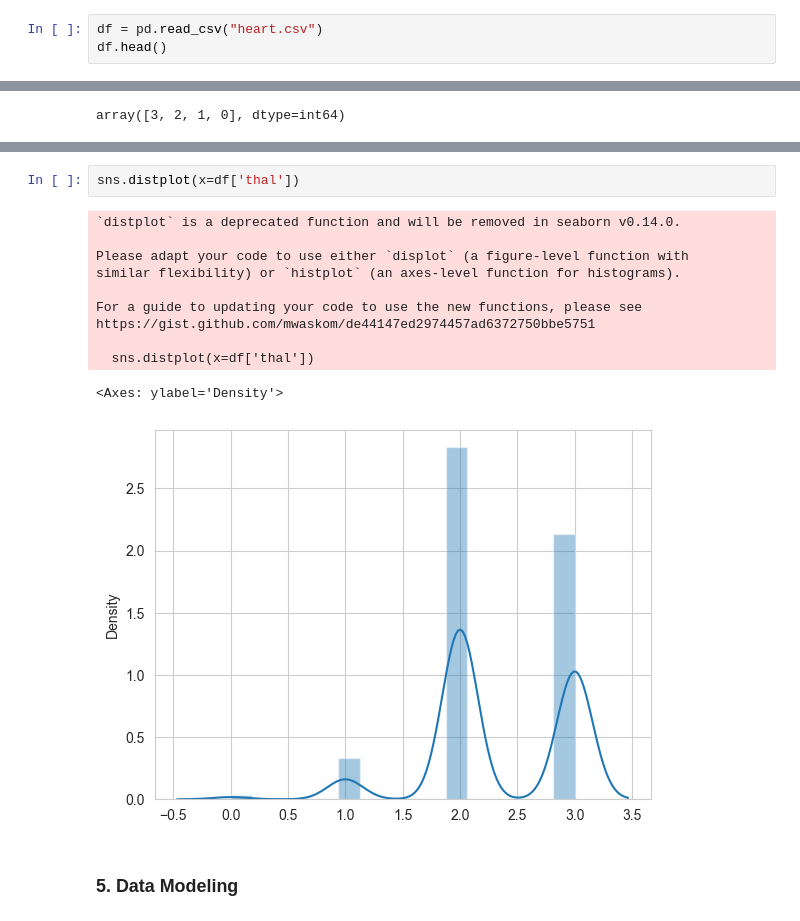
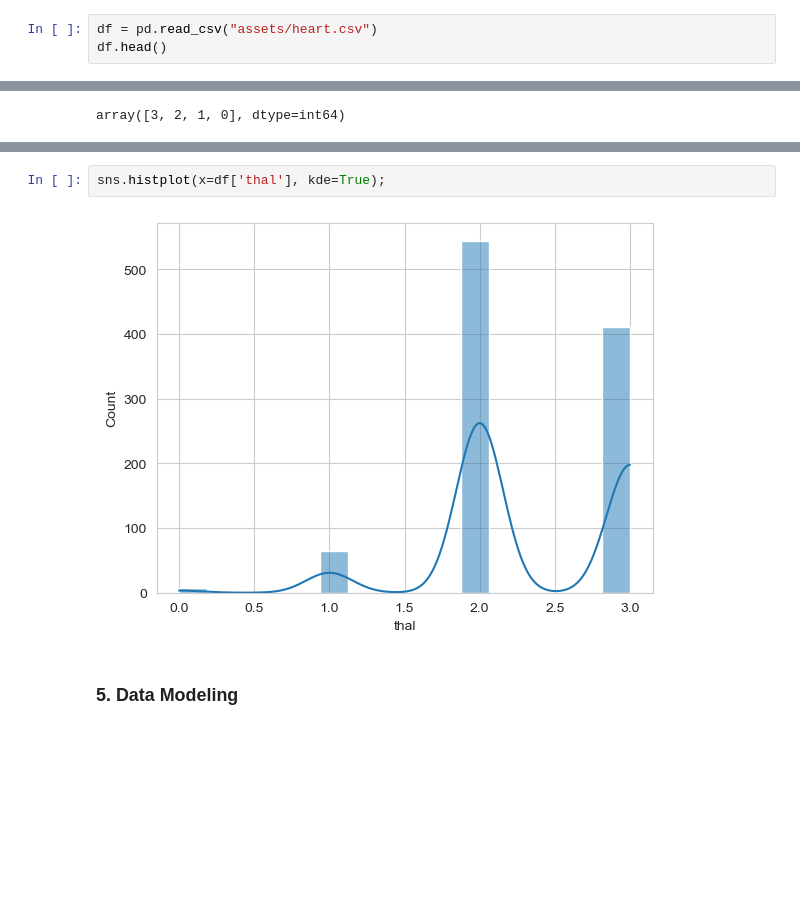
Before and after one commit to imaliabdullah/Portfolio-Project, a Jupyter notebook: Heart Disease/heart-disease-eda-prediction.ipynb, the cells around one changed output, grey strips where cells are left out. Saved outputs shown, nothing was run; the diff lists cells and outputs as text; blank space fills up the shorter version.

```diff
--- a/Heart Disease/heart-disease-eda-prediction.ipynb
+++ b/Heart Disease/heart-disease-eda-prediction.ipynb
@@ -8,7 +8,7 @@ import numpy as np
 import matplotlib.pyplot as plt
 import seaborn as sns
 # %%
-df = pd.read_csv("heart.csv")
+df = pd.read_csv("assets/heart.csv")
 df.head()
 # %% [output]
 |  | age | sex | cp | trestbps | chol | fbs | restecg | thalach | exang | oldpeak | slope | ... |
@@ -360,17 +330,7 @@ Passing `palette` without assigning `hue` is deprecated and will be removed in v
 # %%
-sns.distplot(x=df['thal'])
+sns.histplot(x=df['thal'], kde=True);
 # %% [output]
-`distplot` is a deprecated function and will be removed in seaborn v0.14.0.
-
-Please adapt your code to use either `displot` (a figure-level function with
-similar flexibility) or `histplot` (an axes-level function for histograms).
-
-For a guide to updating your code to use the new functions, please see
-https://gist.github.com/mwaskom/de44147ed2974457ad6372750bbe5751
-
-  sns.distplot(x=df['thal'])
-<Axes: ylabel='Density'>
-[figure, old version]
+[figure, new version]
 # %% [markdown]
 ### 5. Data Modeling
 # %% [markdown]
```
Also changed, not shown: parts of 12 cells of this notebook, 19 other files.
